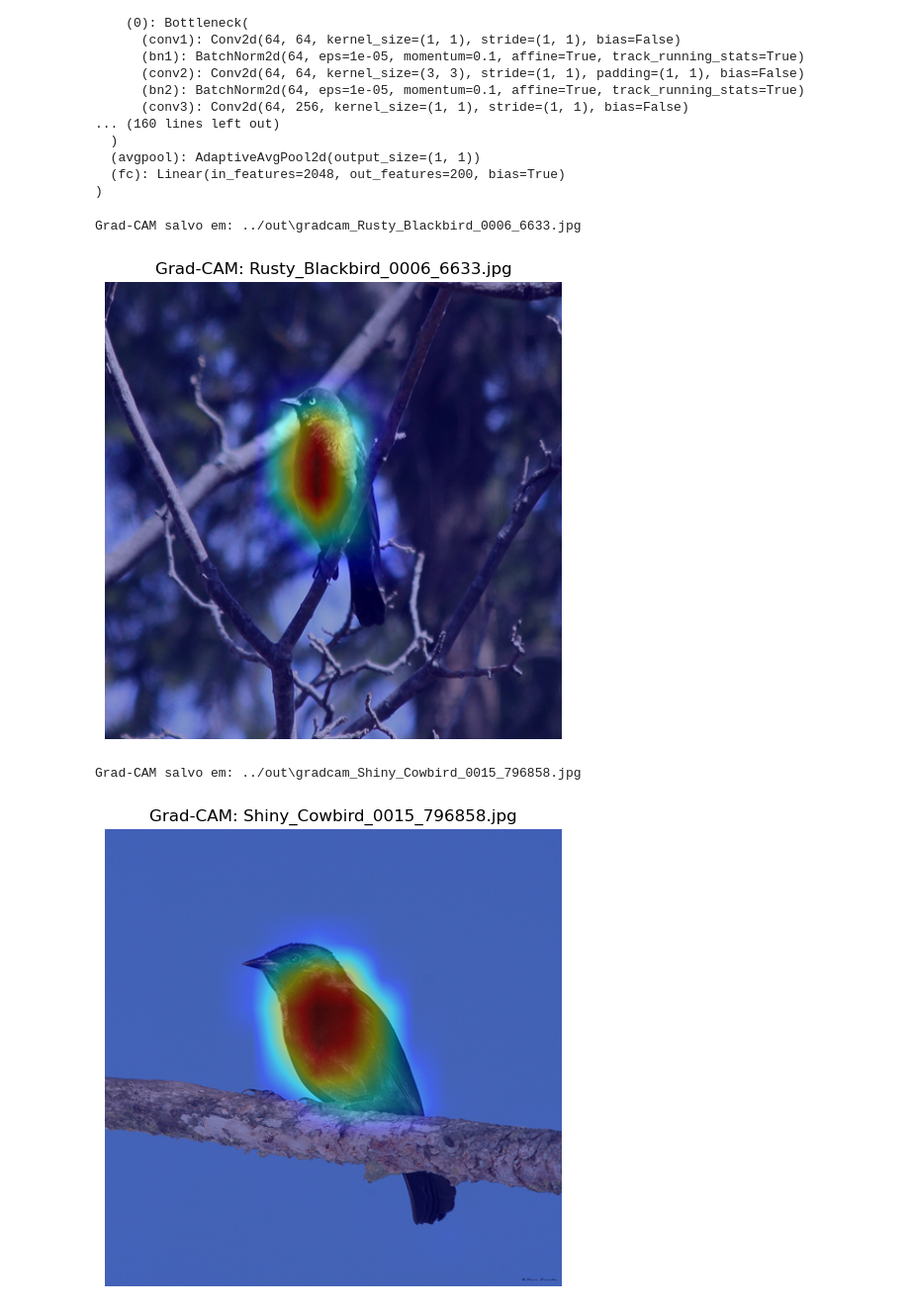
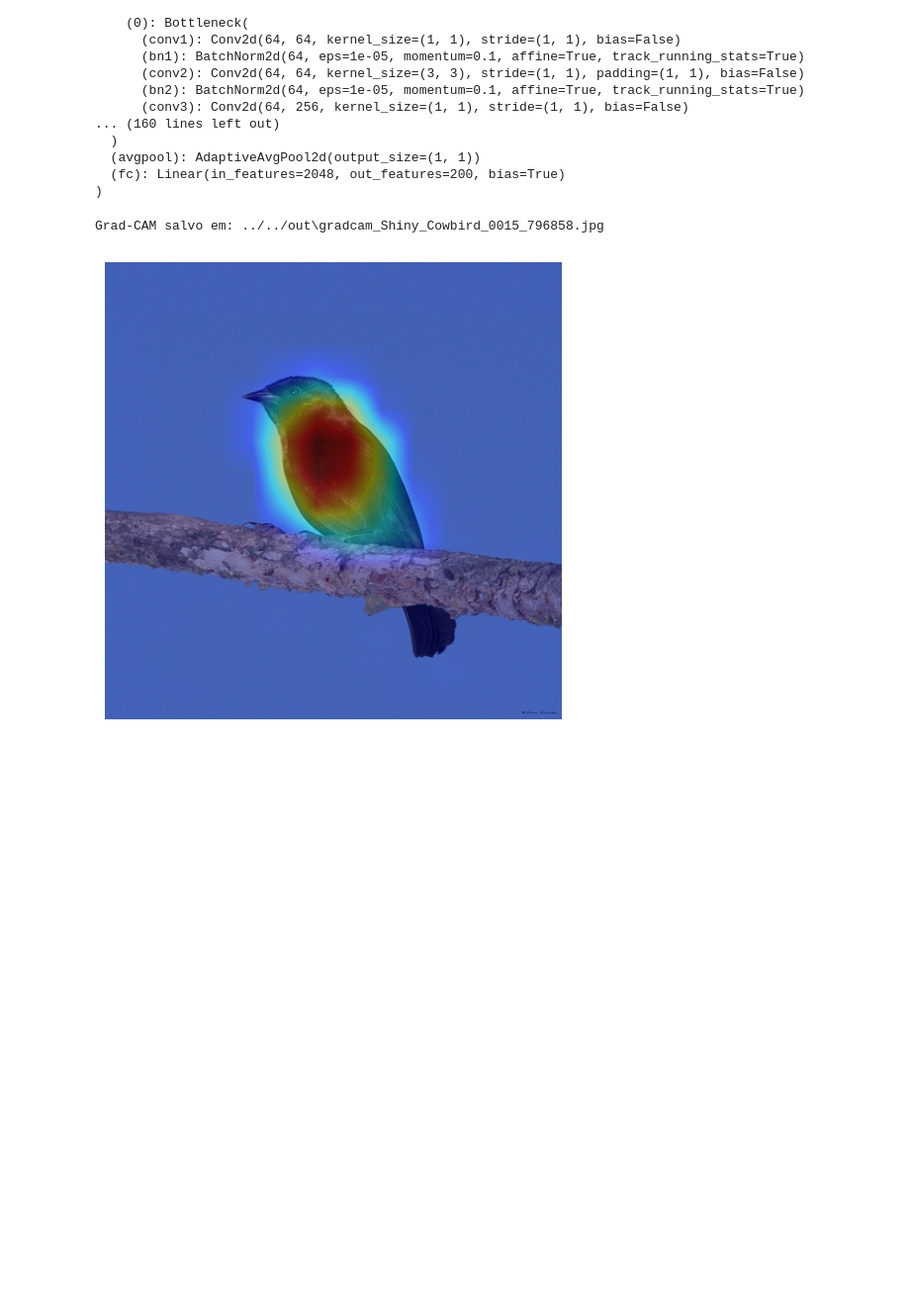
Before and after one commit to AraujoStreicher/explainability-benchmark, a Jupyter notebook: src/cub-200-2011/cub-gradcam.ipynb, the cells around one changed output. Shown at 99% size. Cells and saved outputs as stored; diff of their text form; code cells hidden in the pictures; blank space fills up the shorter version.

```diff
--- a/src/cub-200-2011/cub-gradcam.ipynb
+++ b/src/cub-200-2011/cub-gradcam.ipynb
@@ -57,7 +57,7 @@ print(f"Usando dispositivo: {device}")
 model_path = Config.MODEL
 model = models.resnet50(weights=None)
 model.fc = torch.nn.Linear(model.fc.in_features, 200)
-model.load_state_dict(torch.load(model_path, map_location=device))
+model.load_state_dict(torch.load(model_path, map_location=device, weights_only=True))
 model.eval()
 # %% [output]
 Usando dispositivo: cuda
@@ -91,38 +91,33 @@ preprocess = transforms.Compose([
 ])
 # %%
 test_images = [
-    "../data/CUB-200-2011/images/test/011.Rusty_Blackbird/Rusty_Blackbird_0006_6633.jpg",
-    "../data/CUB-200-2011/images/test/027.Shiny_Cowbird/Shiny_Cowbird_0015_796858.jpg"
+    "../../data/CUB-200-2011/images/test/027.Shiny_Cowbird/Shiny_Cowbird_0015_796858.jpg"
 ]
 # %%
 for img_path in test_images:
     img_name = os.path.basename(img_path)
     raw_img = Image.open(img_path).convert("RGB")
     input_tensor = preprocess(raw_img).unsqueeze(0).to(next(model.parameters()).device)
 
     cam = gradcam.generate(input_tensor)
 
     # Converte Grad-CAM em heatmap
     heatmap = cv2.applyColorMap(np.uint8(255 * (1 - cam)), cv2.COLORMAP_JET)
     heatmap = np.float32(heatmap) / 255
 
     raw_np = np.array(raw_img.resize((448, 448))) / 255.0
     overlay = heatmap * 0.4 + raw_np * 0.6
     overlay = np.clip(overlay, 0, 1)
 
     # Salva e exibe
     save_path = os.path.join(Config.OUTPUT_DIR, f"gradcam_{img_name}")
     plt.imsave(save_path, overlay)
     print(f"Grad-CAM salvo em: {save_path}")
 
-    # --- Mostrar inline ---
     plt.figure(figsize=(6, 6))
     plt.imshow(overlay)
-    plt.title(f"Grad-CAM: {img_name}")
     plt.axis("off")
     plt.show()
 # %% [output]
-Grad-CAM salvo em: ../out\gradcam_Rusty_Blackbird_0006_6633.jpg
+Grad-CAM salvo em: ../../out\gradcam_Shiny_Cowbird_0015_796858.jpg
-[figure, old version]
+[figure, new version]
-Grad-CAM salvo em: ../out\gradcam_Shiny_Cowbird_0015_796858.jpg
-[figure, removed]
```
Also changed, not shown: 5 other files.
